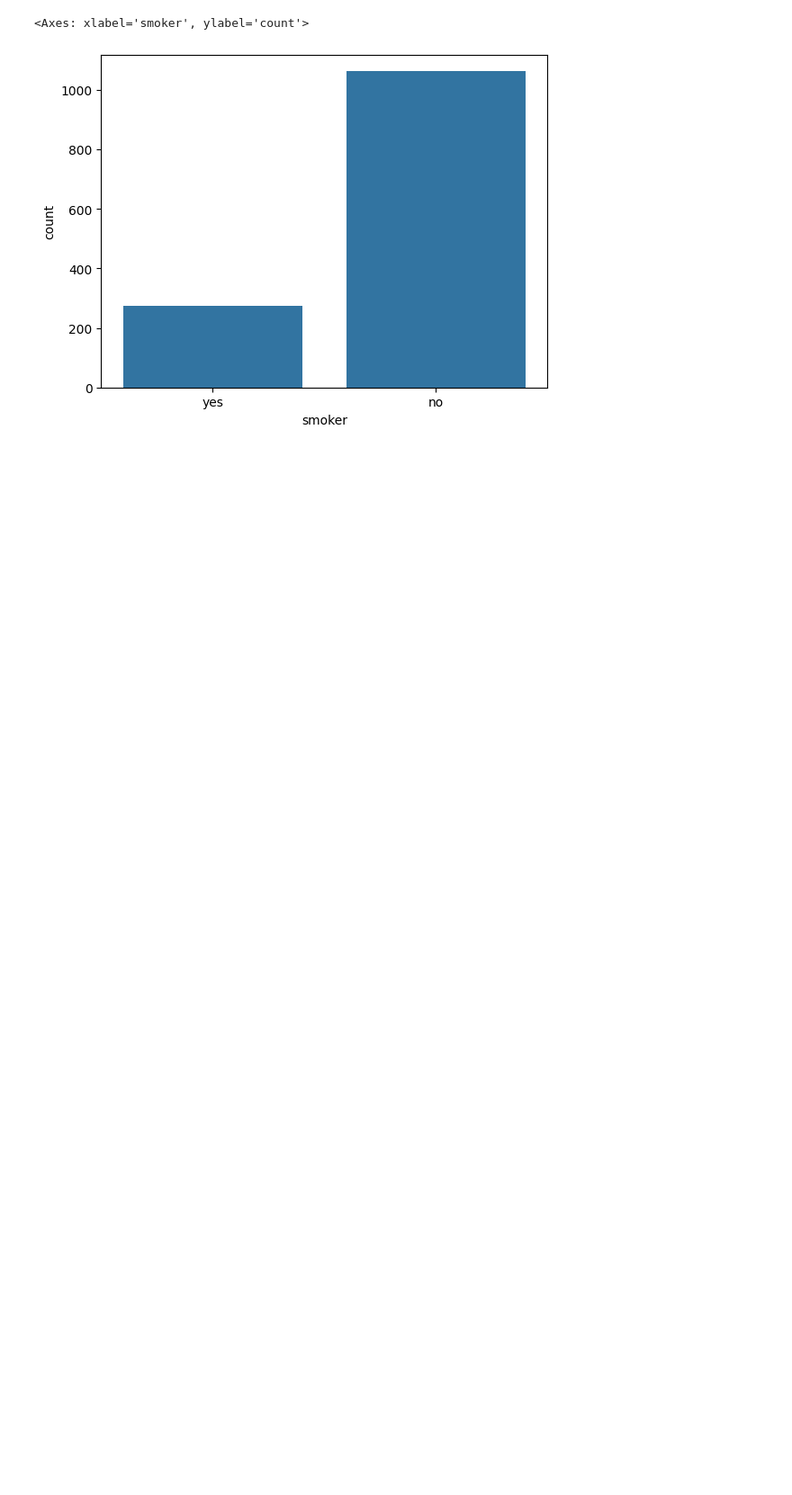
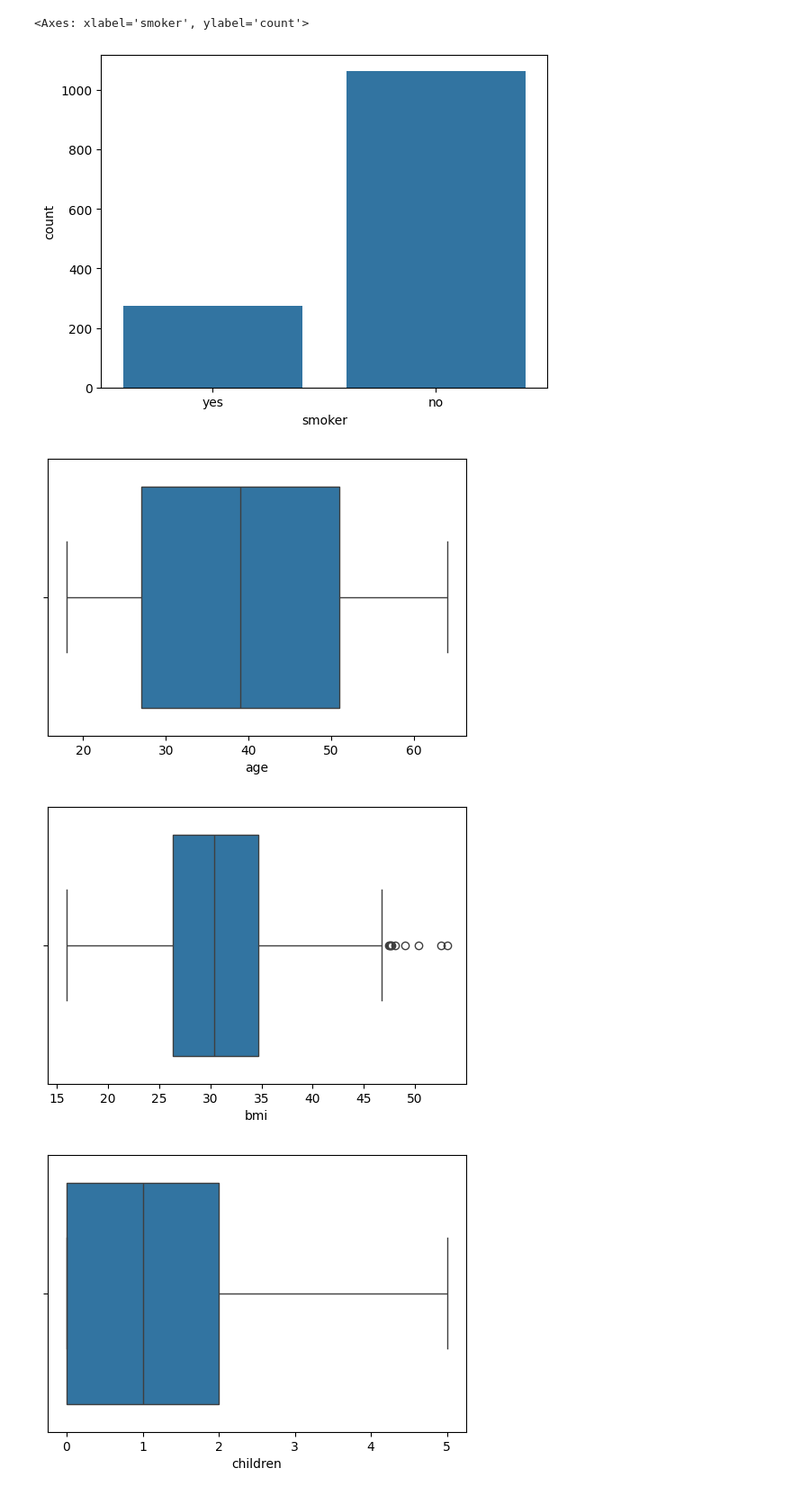
Before and after one commit to Mudra111/python_learning, a Jupyter notebook: data_preprocessing/eda.ipynb, the cells around one changed output. Shown at 90% size. Saved outputs shown, nothing was run; the diff lists cells and outputs as text; code cells hidden in the pictures; blank space fills up the shorter version.

```diff
--- a/data_preprocessing/eda.ipynb
+++ b/data_preprocessing/eda.ipynb
@@ -134,3 +132,11 @@ sns.countplot(x = df['smoker'])
 # %% [output]
 <Axes: xlabel='smoker', ylabel='count'>
 [figure]
+# %%
+for col in numeric_columns:
+    plt.figure(figsize=(6,4))
+    sns.boxplot(x = df[col])
+# %% [output]
+[figure, added]
+[figure, added]
+[figure, added]
```
Also changed, not shown: parts of 3 cells of this notebook, 2 other files.
